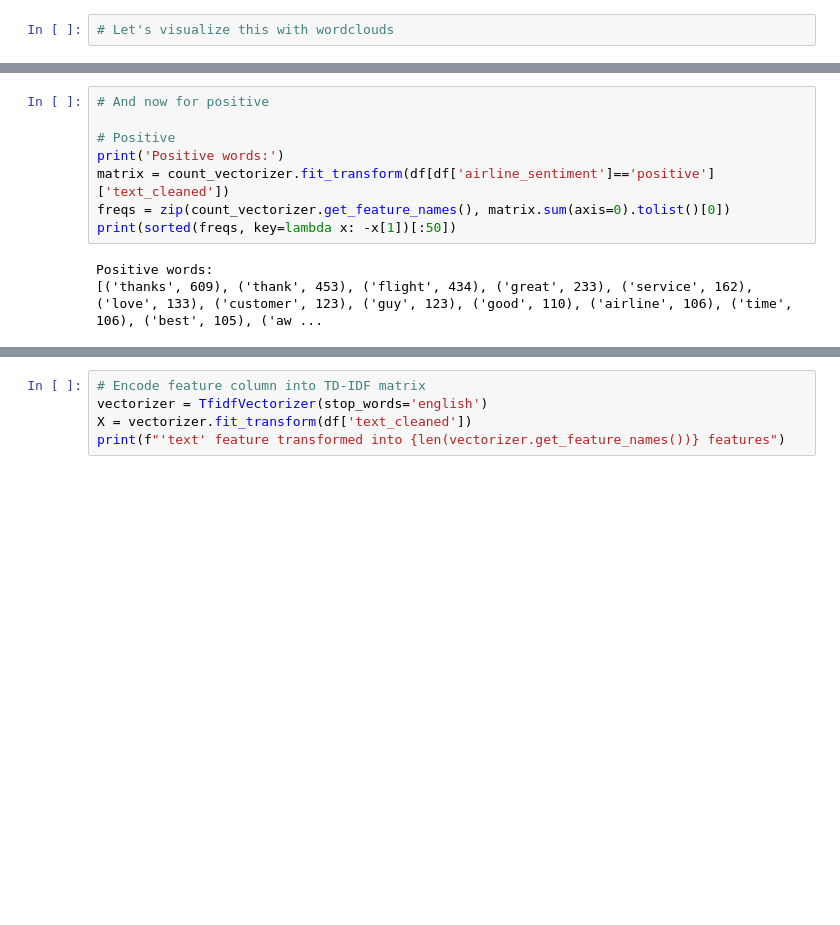
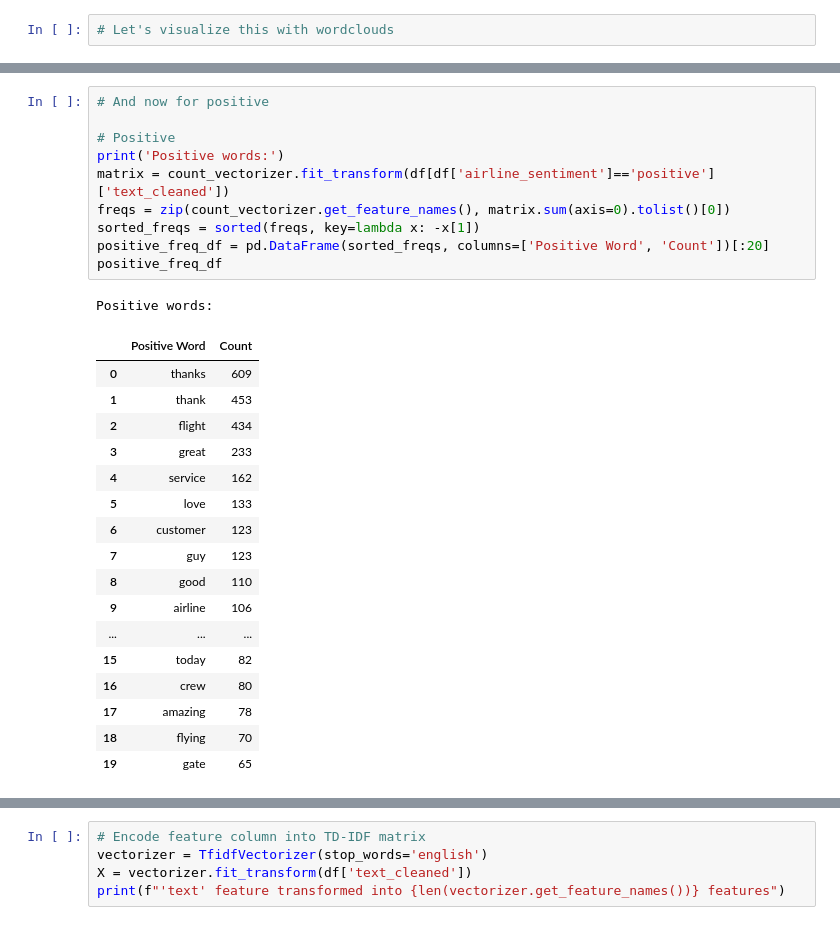
Before and after one commit to nimaim/metis-sensitivity-analysis, a Jupyter notebook: metis_intro_ds_project.ipynb, the cells around one changed output, grey strips where cells are left out. Saved outputs shown, nothing was run; the diff lists cells and outputs as text; blank space fills up the shorter version.

```diff
--- a/metis_intro_ds_project.ipynb
+++ b/metis_intro_ds_project.ipynb
@@ -304,14 +320,32 @@ plt.imshow(wc)
-# %%
-# And now for positive
-
-# Positive
-print('Positive words:')
-matrix = count_vectorizer.fit_transform(df[df['airline_sentiment']=='positive']['text_cleaned'])
-freqs = zip(count_vectorizer.get_feature_names(), matrix.sum(axis=0).tolist()[0])
-print(sorted(freqs, key=lambda x: -x[1])[:50])
-# %% [output]
-Positive words:
-[('thanks', 609), ('thank', 453), ('flight', 434), ('great', 233), ('service', 162), ('love', 133), ('customer', 123), ('guy', 123), ('good', 110), ('airline', 106), ('time', 106), ('best', 105), ('aw ...
+# %%
+# And now for positive
+
+# Positive
+print('Positive words:')
+matrix = count_vectorizer.fit_transform(df[df['airline_sentiment']=='positive']['text_cleaned'])
+freqs = zip(count_vectorizer.get_feature_names(), matrix.sum(axis=0).tolist()[0])
+sorted_freqs = sorted(freqs, key=lambda x: -x[1])
+positive_freq_df = pd.DataFrame(sorted_freqs, columns=['Positive Word', 'Count'])[:20]
+positive_freq_df
+# %% [output]
+Positive words:
+|  | Positive Word | Count |
+| 0 | thanks | 609 |
+| 1 | thank | 453 |
+| 2 | flight | 434 |
+| 3 | great | 233 |
+| 4 | service | 162 |
+| 5 | love | 133 |
+| 6 | customer | 123 |
+| 7 | guy | 123 |
+| 8 | good | 110 |
+| 9 | airline | 106 |
+| ... | ... | ... |
+| 15 | today | 82 |
+| 16 | crew | 80 |
+| 17 | amazing | 78 |
+| 18 | flying | 70 |
+| 19 | gate | 65 |
 # %%
 data_pos = df[df['airline_sentiment']=='positive']
 words = ' '.join(data_pos['text_cleaned'])
```
Also changed, not shown: parts of 42 cells of this notebook.
